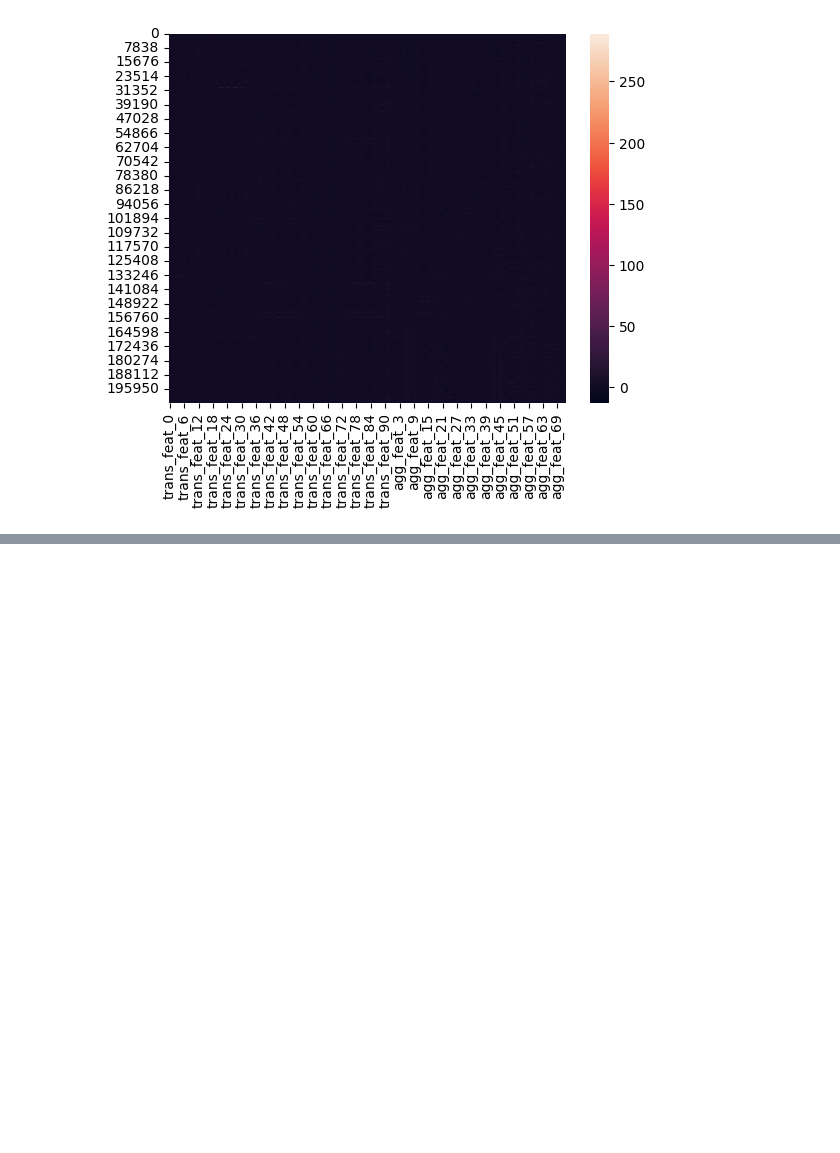
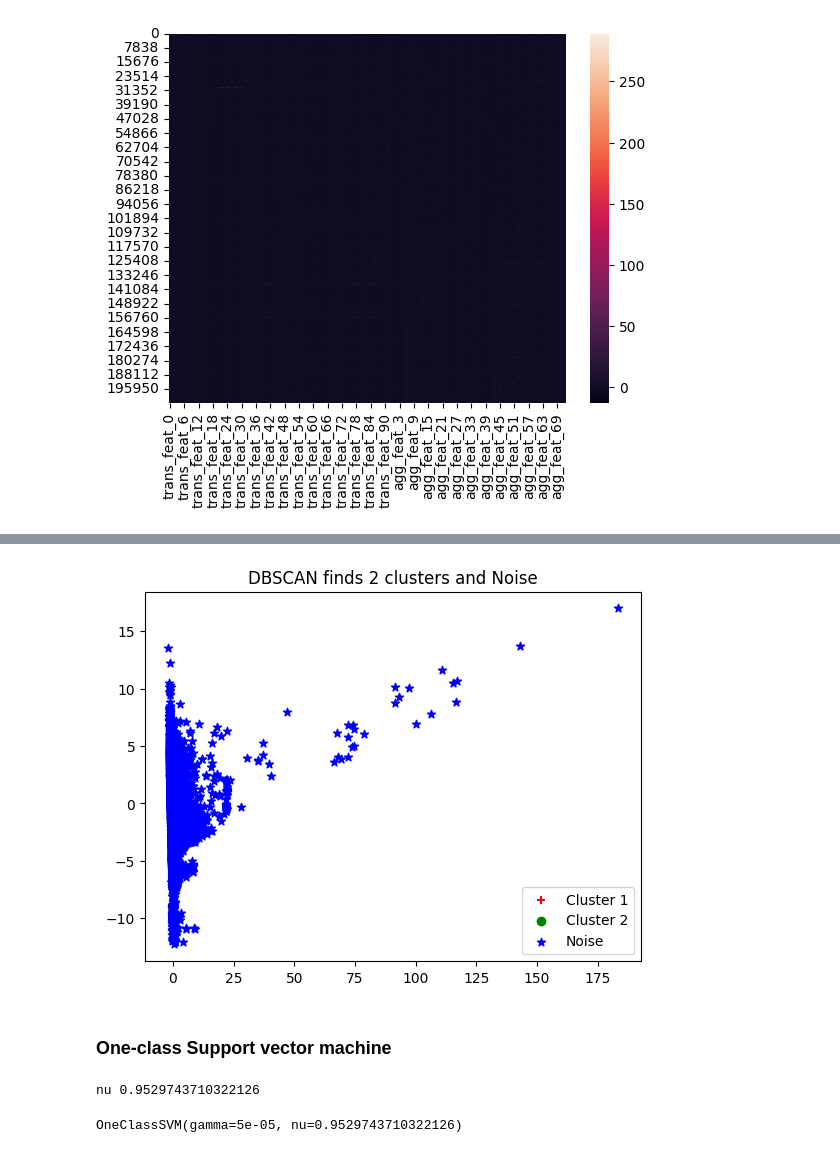
Before and after one commit to riz734/ML-for-Finance-Quant, a Jupyter notebook: elliptic_bitcoin/elliptic_btc_fraud_detection.ipynb, the cells around one changed output, grey strips where cells are left out. Drawn from its saved outputs; the diff is of its cells as text; code cells hidden in the pictures; blank space fills up the shorter version.

```diff
--- a/elliptic_bitcoin/elliptic_btc_fraud_detection.ipynb
+++ b/elliptic_bitcoin/elliptic_btc_fraud_detection.ipynb
@@ -310,0 +381,49 @@ IndexError: list index out of range
+# %%
+# Importing Modules
+from sklearn.datasets import load_iris
+import matplotlib.pyplot as plt
+from sklearn.cluster import DBSCAN
+from sklearn.decomposition import PCA
+
+# Declaring Model
+dbscan = DBSCAN()
+
+# Fitting
+dbscan.fit(df)
+
+# Transoring Using PCA
+pca = PCA(n_components=2).fit(df)
+pca_2d = pca.transform(df)
+
+# Plot based on Class
+for i in range(0, pca_2d.shape[0]):
+    if dbscan.labels_[i] == 0:
+        c1 = plt.scatter(pca_2d[i, 0], pca_2d[i, 1], c='r', marker='+')
+    elif dbscan.labels_[i] == 1:
+        c2 = plt.scatter(pca_2d[i, 0], pca_2d[i, 1], c='g', marker='o')
+    elif dbscan.labels_[i] == -1:
+        c3 = plt.scatter(pca_2d[i, 0], pca_2d[i, 1], c='b', marker='*')
+
+plt.legend([c1, c2, c3], ['Cluster 1', 'Cluster 2', 'Noise'])
+plt.title('DBSCAN finds 2 clusters and Noise')
+plt.show()
+# %% [output]
+[figure, added]
+# %% [markdown]
+### One-class Support vector machine
+# %%
+
+outliers = Y[Y == 1]
+
+
+X_train, X_test, y_train, y_test = train_test_split(X, Y, test_size=0.33, random_state=42)
+
+from sklearn import svm
+# set nu (which should be the proportion of outliers in our dataset)
+nu = outliers.shape[0] / Y.shape[0]
+print("nu", nu)
+model = svm.OneClassSVM(nu=nu, kernel='rbf', gamma=0.00005)
+model.fit(X_train)
+# %% [output]
+nu 0.9529743710322126
+OneClassSVM(gamma=5e-05, nu=0.9529743710322126)
```
Also changed, not shown: parts of 23 cells of this notebook, 1 other file.
